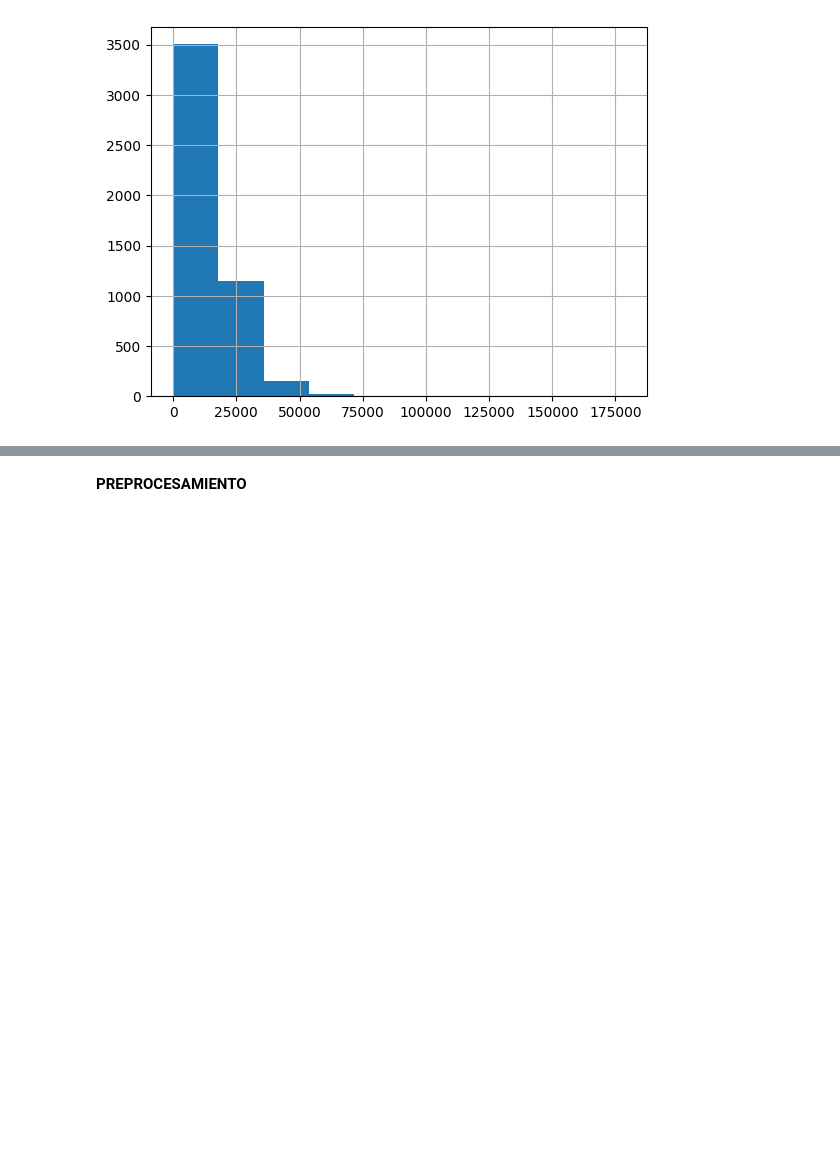
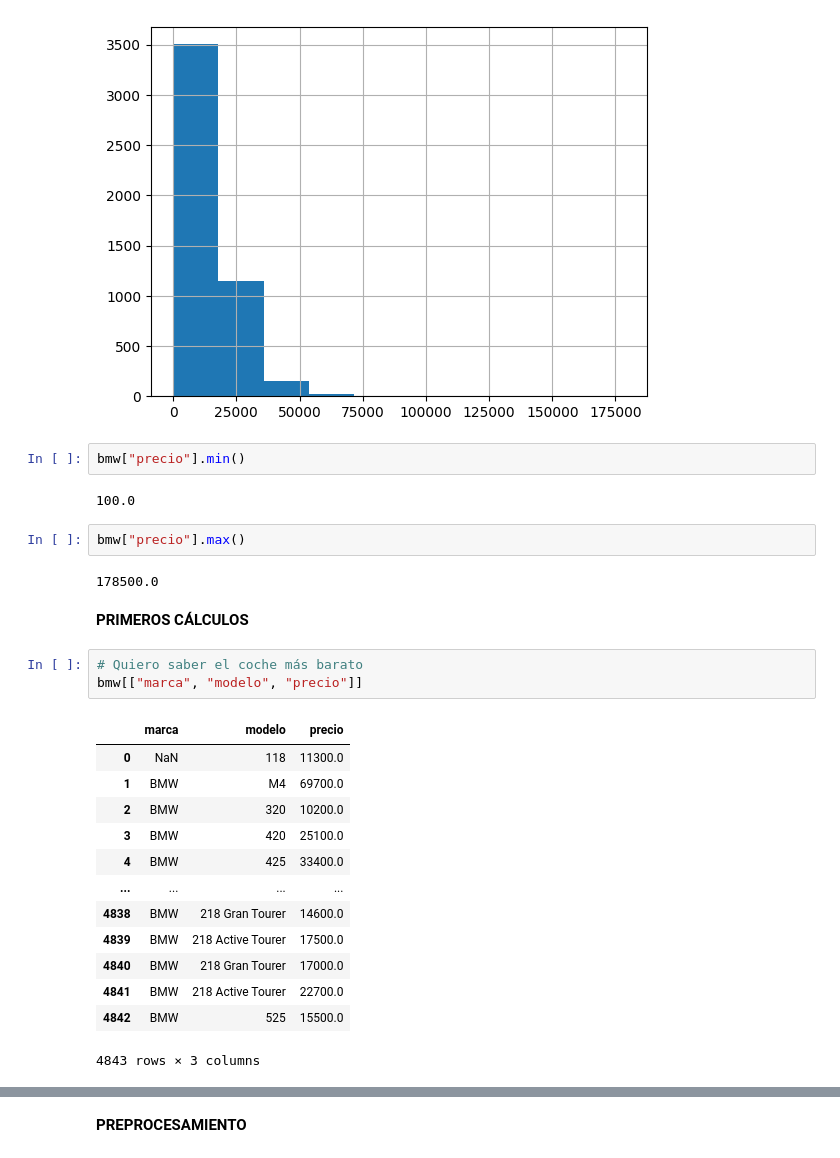
Before and after one commit to OrtsBenja/BMW_Pricing, a Jupyter notebook: BMW.ipynb, the cells around one changed output, grey strips where cells are left out. Saved outputs shown, nothing was run; the diff lists cells and outputs as text; blank space fills up the shorter version.

```diff
--- a/BMW.ipynb
+++ b/BMW.ipynb
@@ -323,3 +355,30 @@ bmw["precio"].hist()
 # %% [output]
 <Axes: >
 [figure]
+# %%
+bmw["precio"].min()
+# %% [output]
+100.0
+# %%
+bmw["precio"].max()
+# %% [output]
+178500.0
+# %% [markdown]
+**PRIMEROS CÁLCULOS**
+# %%
+# Quiero saber el coche más barato
+bmw[["marca", "modelo", "precio"]]
+# %% [output]
+|  | marca | modelo | precio |
+| 0 | NaN | 118 | 11300.0 |
+| 1 | BMW | M4 | 69700.0 |
+| 2 | BMW | 320 | 10200.0 |
+| 3 | BMW | 420 | 25100.0 |
+| 4 | BMW | 425 | 33400.0 |
+| ... | ... | ... | ... |
+| 4838 | BMW | 218 Gran Tourer | 14600.0 |
+| 4839 | BMW | 218 Active Tourer | 17500.0 |
+| 4840 | BMW | 218 Gran Tourer | 17000.0 |
+| 4841 | BMW | 218 Active Tourer | 22700.0 |
+| 4842 | BMW | 525 | 15500.0 |
+4843 rows × 3 columns
```
Also changed, not shown: parts of 16 cells of this notebook, 1 other file.
